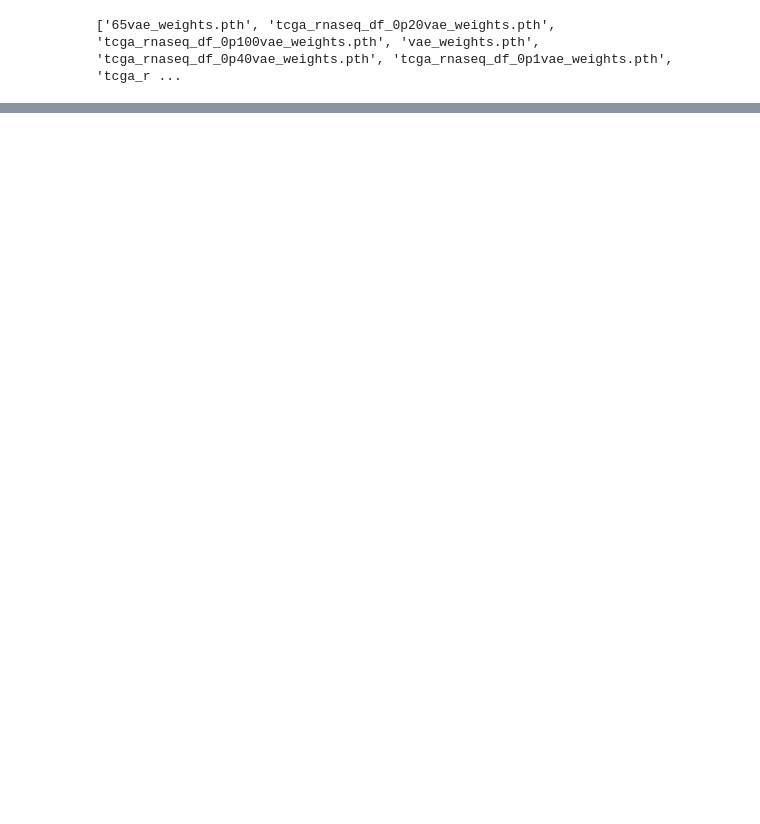
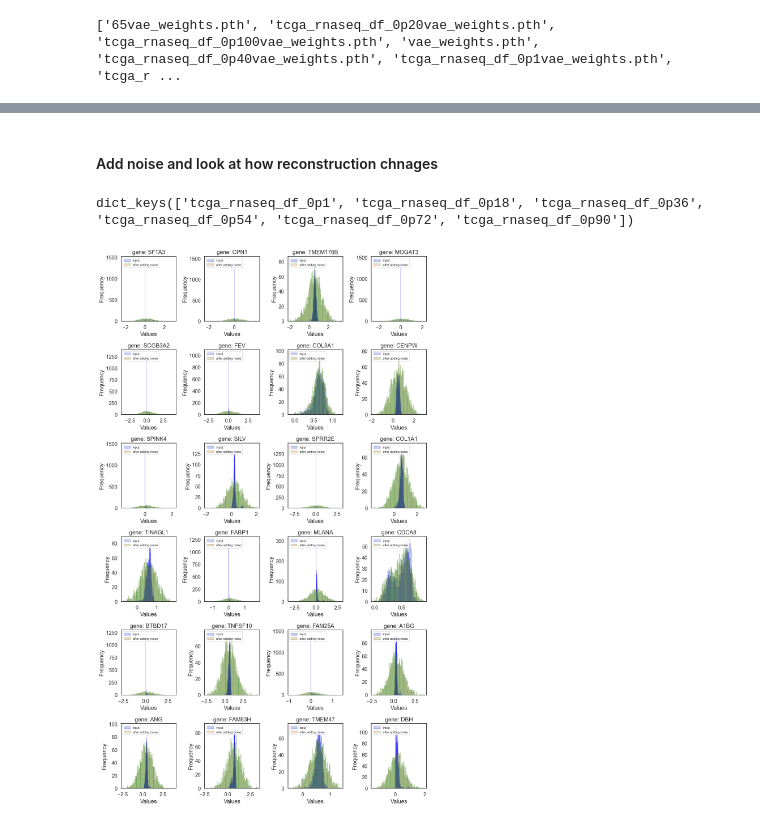
Before and after one commit to aschoudry/VAE_prject, a Jupyter notebook: notebooks/Reconstruction_losses.ipynb, the cells around one changed output, grey strips where cells are left out. Cells and saved outputs as stored; diff of their text form; code cells hidden in the pictures; blank space fills up the shorter version.

```diff
--- a/notebooks/Reconstruction_losses.ipynb
+++ b/notebooks/Reconstruction_losses.ipynb
@@ -1542,0 +1513,2 @@ plot_histograms_worst_genes(rnaseq_df, model)
+# %% [markdown]
+#### Add noise and look at how reconstruction chnages
@@ -1542,0 +1537,46 @@ plot_histograms_worst_genes(rnaseq_df, model)
+# %%
+dataset_names_max_var = {
+    "tcga_rnaseq_df_0p" + str(int(i * 100)): round(i, 2)
+    for i in np.linspace(0.01, 0.9, 6)
+}
+# %%
+# create a dictionary containing datasets with variable noises
+noisy_datasets = {}
+for i in dataset_names_max_var.keys():
+    variance = variance_vec(dataset_names_max_var[i], rnaseq_df)
+    noisy_datasets[i] = add_gaussian_noise(rnaseq_df, variance)
+# %%
+noisy_datasets.keys()
+# %% [output]
+dict_keys(['tcga_rnaseq_df_0p1', 'tcga_rnaseq_df_0p18', 'tcga_rnaseq_df_0p36', 'tcga_rnaseq_df_0p54', 'tcga_rnaseq_df_0p72', 'tcga_rnaseq_df_0p90'])
+# %%
+# plot best and worst genes before and after adding noise
+def plot_hist_orig_vs_noisy_best_genes(df, model, df_noisy):
+    # Define the number of rows and columns in the subplot grid
+    num_rows = 6
+    num_cols = 4
+
+    df_reconstruct = VAE_reconstruct_df(df, model)
+    gene_summary_sort = gene_summary(df, df_reconstruct)
+    best_500_genes = list(gene_summary_sort.index[:500])
+    # Create a figure
+    fig, axes = plt.subplots(num_rows, num_cols, figsize=(12, 20))
+
+    # Plot the histograms
+    for i, ax in enumerate(axes.flatten()):
+        ax.hist(df[best_500_genes[70 + i]], bins=100, alpha=0.3, edgecolor='blue', linewidth=1)
+        ax.hist(df_noisy[best_500_genes[70 + i]], bins=100, alpha=0.3, edgecolor='green', linewidth=1)
+        ax.set_title(f"gene: {str(best_500_genes[70+i])}")
+        ax.set_xlabel("Values")
+        ax.set_ylabel("Frequency")
+        ax.legend(["input", "after adding noise"], fontsize="8", loc ="upper left")
+
+    # Adjust the layout to prevent overlapping
+    plt.tight_layout()
+
+    # Show the plot
+    plt.show()
+# %%
+plot_hist_orig_vs_noisy_best_genes(rnaseq_df, model, df_noise)
+# %% [output]
+[figure, added]
```
Also changed, not shown: parts of 21 cells of this notebook.
